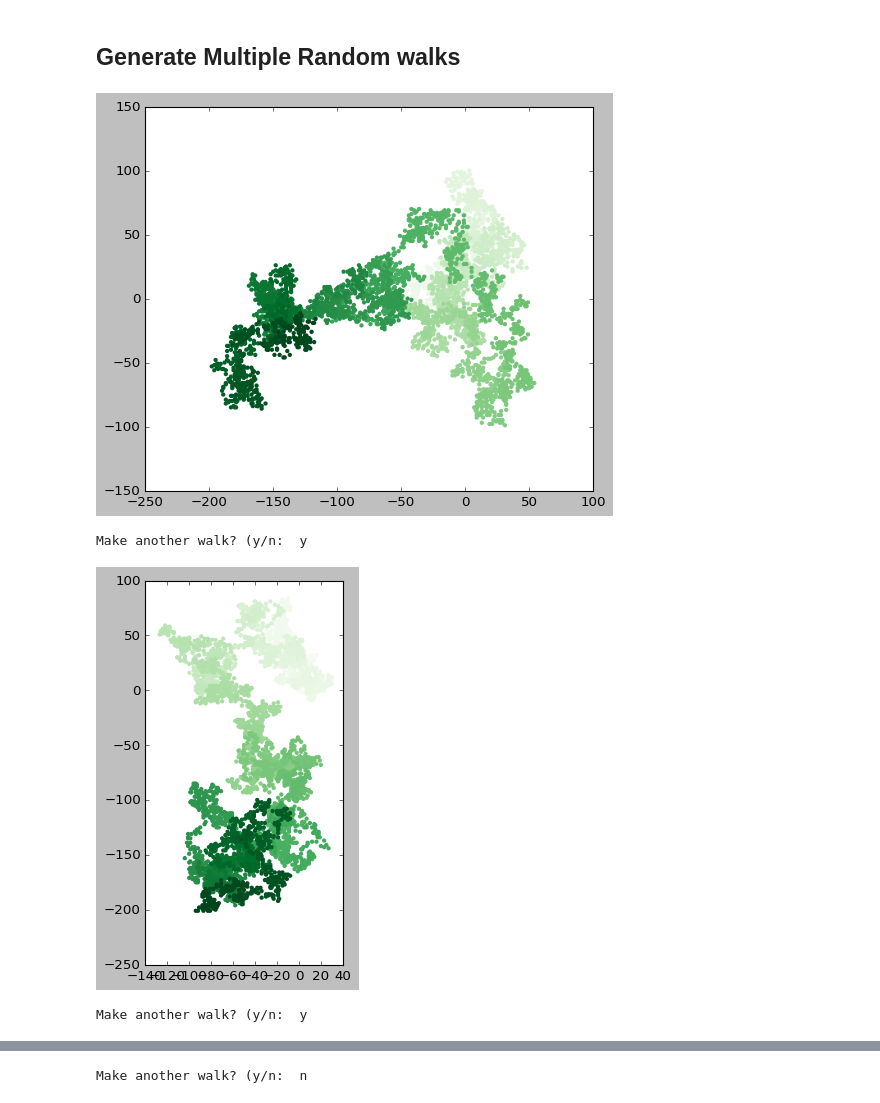
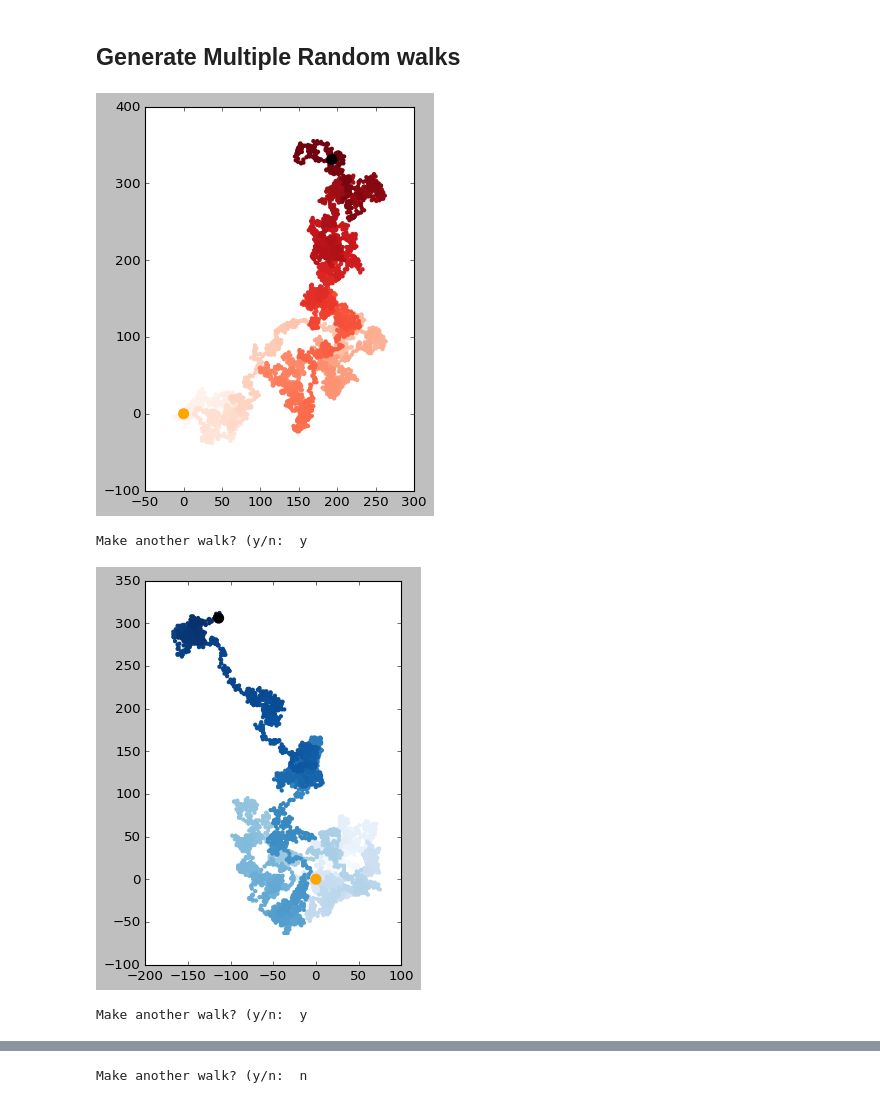
Before and after one commit to goldfishdolphin/data-visualizaion, a Jupyter notebook: data_generation.ipynb, the cells around one changed output, grey strips where cells are left out. Drawn from its saved outputs; the diff is of its cells as text; code cells hidden in the pictures.

Commit message:
plot first and last point on the radom walk graph

```diff
--- a/data_generation.ipynb
+++ b/data_generation.ipynb
@@ -100,20 +100,22 @@ plt.show()
 # %%
 import matplotlib.pyplot as plt
 while True:
     rw = RandomWalk()
     rw.fill_walk()
     plt.style.use('classic')
     fig, ax = plt.subplots()
     color_choice = choice([plt.cm.Blues, plt.cm.Reds, plt.cm.Greens])
     point_numbers=range(rw.num_points)
     ax.scatter(rw.x_values, rw.y_values, c=point_numbers, cmap=color_choice, edgecolors='none', s=15)
     ax.set_aspect('equal')
+    ax.scatter(0,0, c='orange', edgeco, s=100)
+    ax.scatter(rw.x_values[-1], rw.y_values[-1], c='black', edgecolors='none', s=100)
     plt.show()
     keep_running = input("Make another walk? (y/n: ")
     if keep_running == 'n':
         break
 # %% [output]
-[figure, old version]
+[figure, new version]
 Make another walk? (y/n:  y
-[figure, old version]
+[figure, new version]
 Make another walk? (y/n:  y
```
Also changed, not shown: parts of 1 cell of this notebook.
